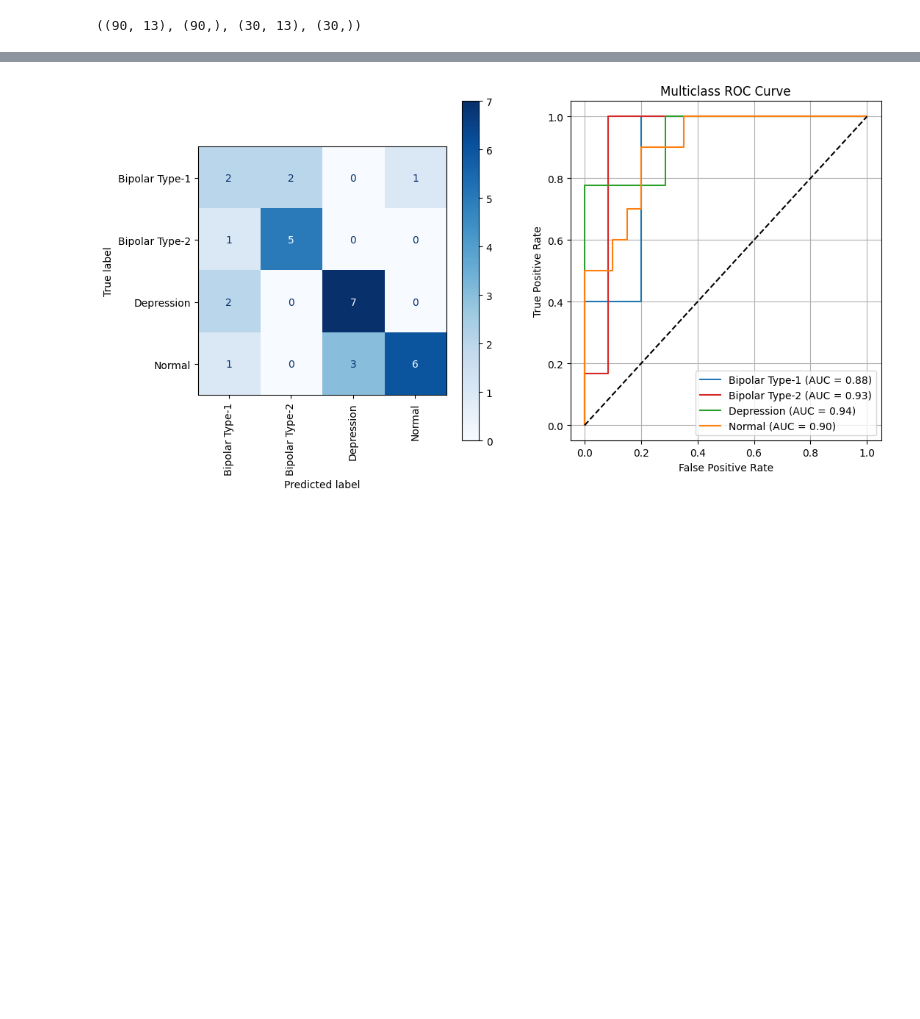
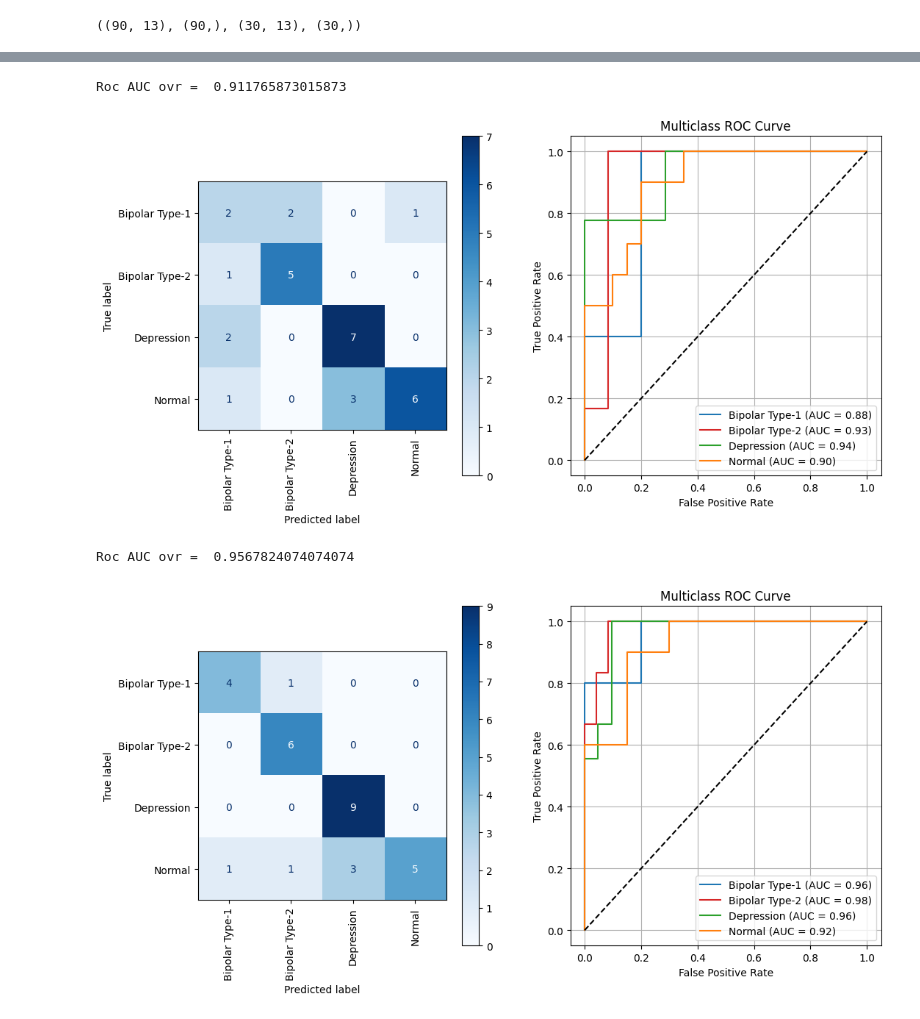
Before and after one commit to Ajver/mental-disorder-diagnosis, a Jupyter notebook: model_eval.ipynb, the cells around one changed output, grey strips where cells are left out. Saved outputs shown, nothing was run; the diff lists cells and outputs as text; code cells hidden in the pictures; blank space fills up the shorter version.

Commit message:
Train LogisticRegression classifier

```diff
--- a/model_eval.ipynb
+++ b/model_eval.ipynb
@@ -27,7 +27,8 @@ def plot_CM_and_ROC(model: Pipeline):
     proba = model.predict_proba(X_test)
     pred = model.predict(X_test)
     y_test_bin = label_binarize(y_test, classes=model.classes_)
-    roc_auc_score(y_test_bin, proba)
+    print("Roc AUC ovr = ", roc_auc_score(y_test_bin, proba))
+
     cm = confusion_matrix(y_test, pred)
     disp = ConfusionMatrixDisplay(confusion_matrix=cm, display_labels=model.classes_)
     disp.plot(cmap="Blues", ax=axs[0], xticks_rotation="vertical")
@@ -70,4 +72,13 @@ knn = create_knn(knn_params)
 knn.fit(X_train, y_train)
 plot_CM_and_ROC(knn)
 # %% [output]
+Roc AUC ovr =  0.911765873015873
 [figure]
+# %%
+logistic_regression_params = load_model_params("logistic_regression")
+logistic_regression = create_logistic_regression(logistic_regression_params)
+logistic_regression.fit(X_train, y_train)
+plot_CM_and_ROC(logistic_regression)
+# %% [output]
+Roc AUC ovr =  0.9567824074074074
+[figure, added]
```
Also changed, not shown: parts of 2 cells of this notebook, 3 other files.
